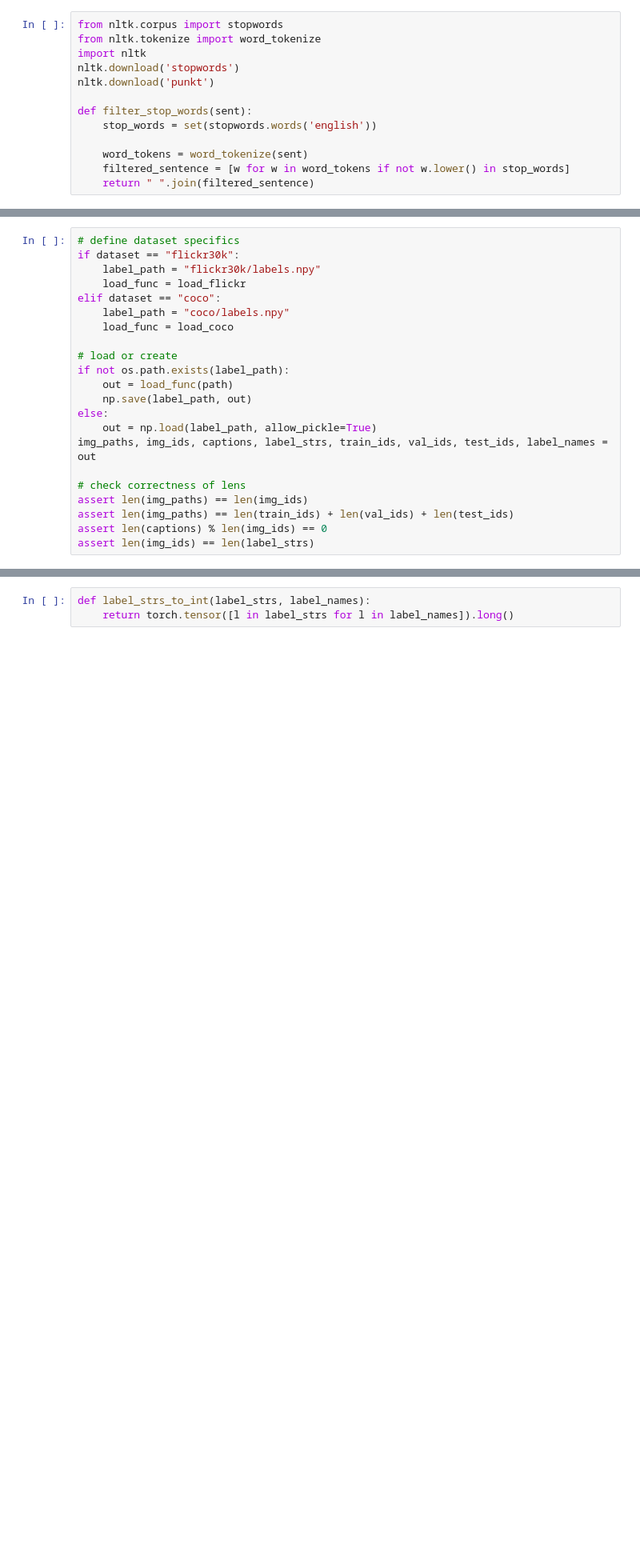
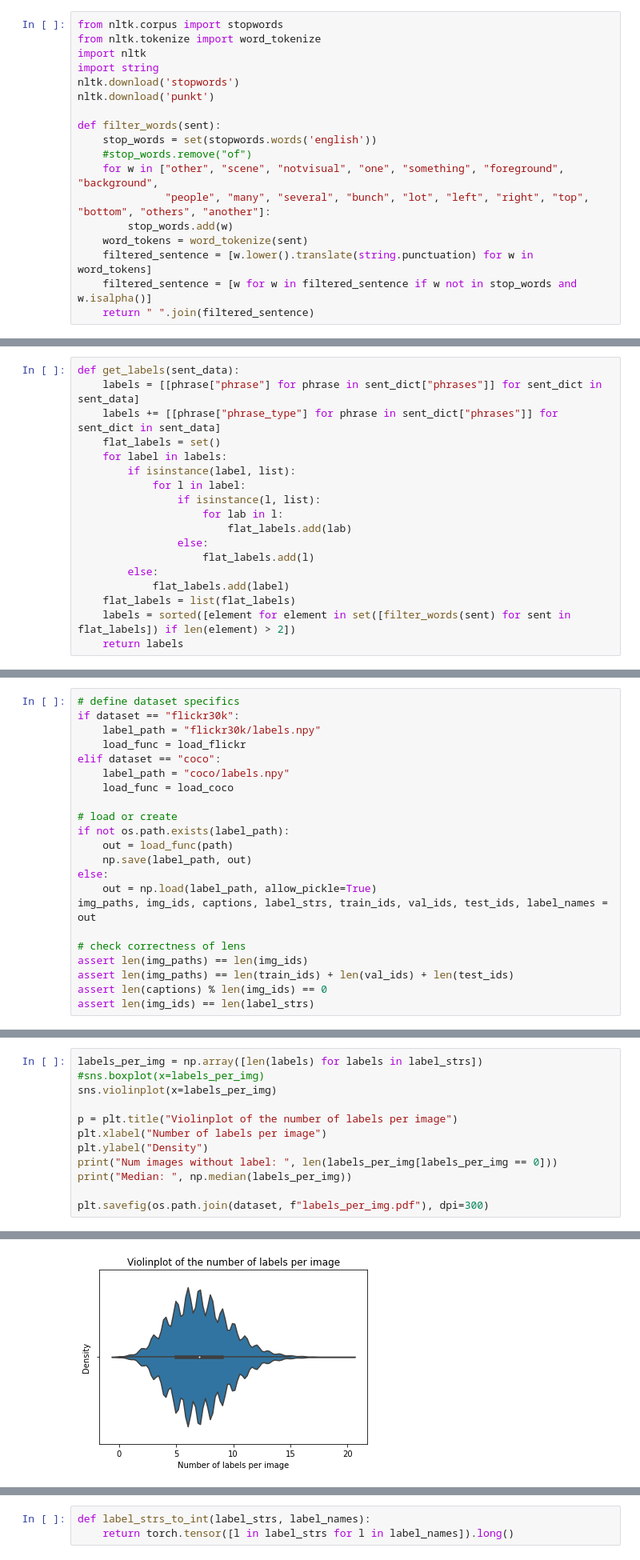
Before and after one commit to NotNANtoN/master_thesis, a Jupyter notebook: baseline_preds.ipynb, the cells around one changed output, grey strips where cells are left out. Shown at 80% size. Cells and saved outputs as stored; diff of their text form; blank space fills up the shorter version.

Commit message:
saliency and zero-shot multi-label

```diff
--- a/baseline_preds.ipynb
+++ b/baseline_preds.ipynb
@@ -33,12 +16,17 @@ print(loaded["info"].tolist())
 from nltk.corpus import stopwords
 from nltk.tokenize import word_tokenize
 import nltk
+import string
 nltk.download('stopwords')
 nltk.download('punkt')
 
-def filter_stop_words(sent):
+def filter_words(sent):
     stop_words = set(stopwords.words('english'))
-
+    #stop_words.remove("of")
+    for w in ["other", "scene", "notvisual", "one", "something", "foreground", "background",
+              "people", "many", "several", "bunch", "lot", "left", "right", "top", "bottom", "others", "another"]:
+        stop_words.add(w)
     word_tokens = word_tokenize(sent)
-    filtered_sentence = [w for w in word_tokens if not w.lower() in stop_words]
+    filtered_sentence = [w.lower().translate(string.punctuation) for w in word_tokens]
+    filtered_sentence = [w for w in filtered_sentence if w not in stop_words and w.isalpha()]
     return " ".join(filtered_sentence)
@@ -60,6 +54,24 @@ def get_valid_key_names(inv_dict, k=10, verbose=False, filter_words=None):
         if count == k:
             break
     return valid_label_names
+# %%
+def get_labels(sent_data):
+    labels = [[phrase["phrase"] for phrase in sent_dict["phrases"]] for sent_dict in sent_data]
+    labels += [[phrase["phrase_type"] for phrase in sent_dict["phrases"]] for sent_dict in sent_data]
+    flat_labels = set()
+    for label in labels:
+        if isinstance(label, list):
+            for l in label:
+                if isinstance(l, list):
+                    for lab in l:
+                        flat_labels.add(lab)
+                else:
+                    flat_labels.add(l)
+        else:
+            flat_labels.add(label)
+    flat_labels = list(flat_labels)
+    labels = sorted([element for element in set([filter_words(sent) for sent in flat_labels]) if len(element) > 2])
+    return labels
 # %%
 from tqdm.auto import tqdm
 import matplotlib.pyplot as plt
@@ -230,0 +199,13 @@ lens = [len(l) for l in label_strs]
+# %%
+labels_per_img = np.array([len(labels) for labels in label_strs])
+#sns.boxplot(x=labels_per_img)
+sns.violinplot(x=labels_per_img)
+
+p = plt.title("Violinplot of the number of labels per image")
+plt.xlabel("Number of labels per image")
+plt.ylabel("Density")
+print("Num images without label: ", len(labels_per_img[labels_per_img == 0]))
+print("Median: ", np.median(labels_per_img))
+
+plt.savefig(os.path.join(dataset, f"labels_per_img.pdf"), dpi=300)
+# %% [output]
@@ -230,0 +214 @@ lens = [len(l) for l in label_strs]
+[figure, added]
```
Also changed, not shown: parts of 49 cells of this notebook, 1 other file.
